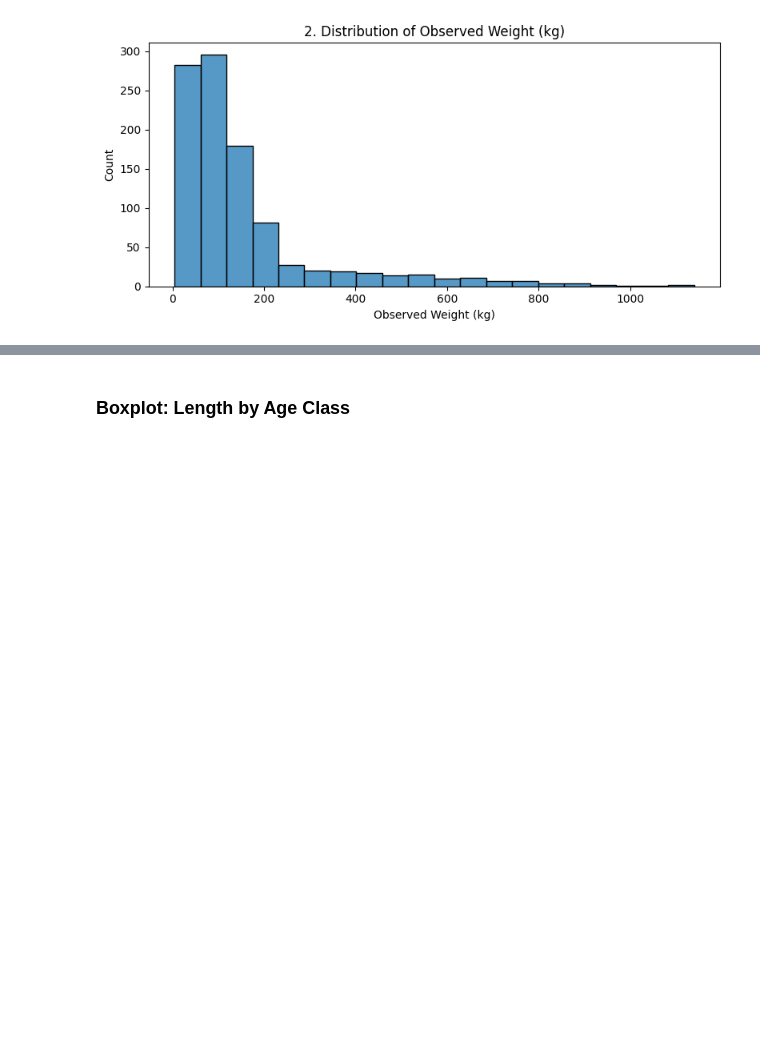
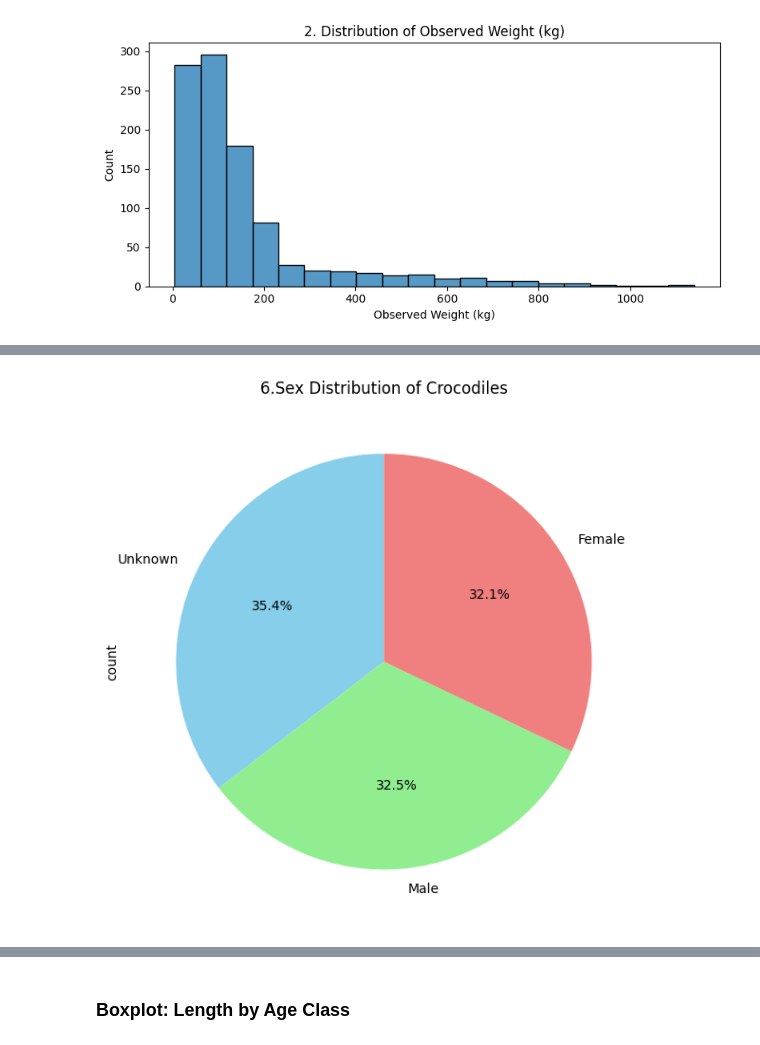
Before and after one commit to lukhi-laksh/Kaggle-Notebooks, a Jupyter notebook: Crocodile Species/crocodile_Analysis.ipynb, the cells around one changed output, grey strips where cells are left out. Drawn from its saved outputs; the diff is of its cells as text; code cells hidden in the pictures; blank space fills up the shorter version.

```diff
--- a/Crocodile Species/crocodile_Analysis.ipynb
+++ b/Crocodile Species/crocodile_Analysis.ipynb
@@ -270,0 +309,8 @@ plot_no += 1
+# %%
+plt.figure(figsize=(6,6))
+df["Sex"].value_counts().plot(kind="pie", autopct="%1.1f%%", colors=["skyblue","lightgreen","lightcoral"], startangle=90)
+plt.title(f"{plot_no}.Sex Distribution of Crocodiles")
+show_fig()
+plot_no += 1
+# %% [output]
+[figure, added]
```
Also changed, not shown: parts of 23 cells of this notebook.
